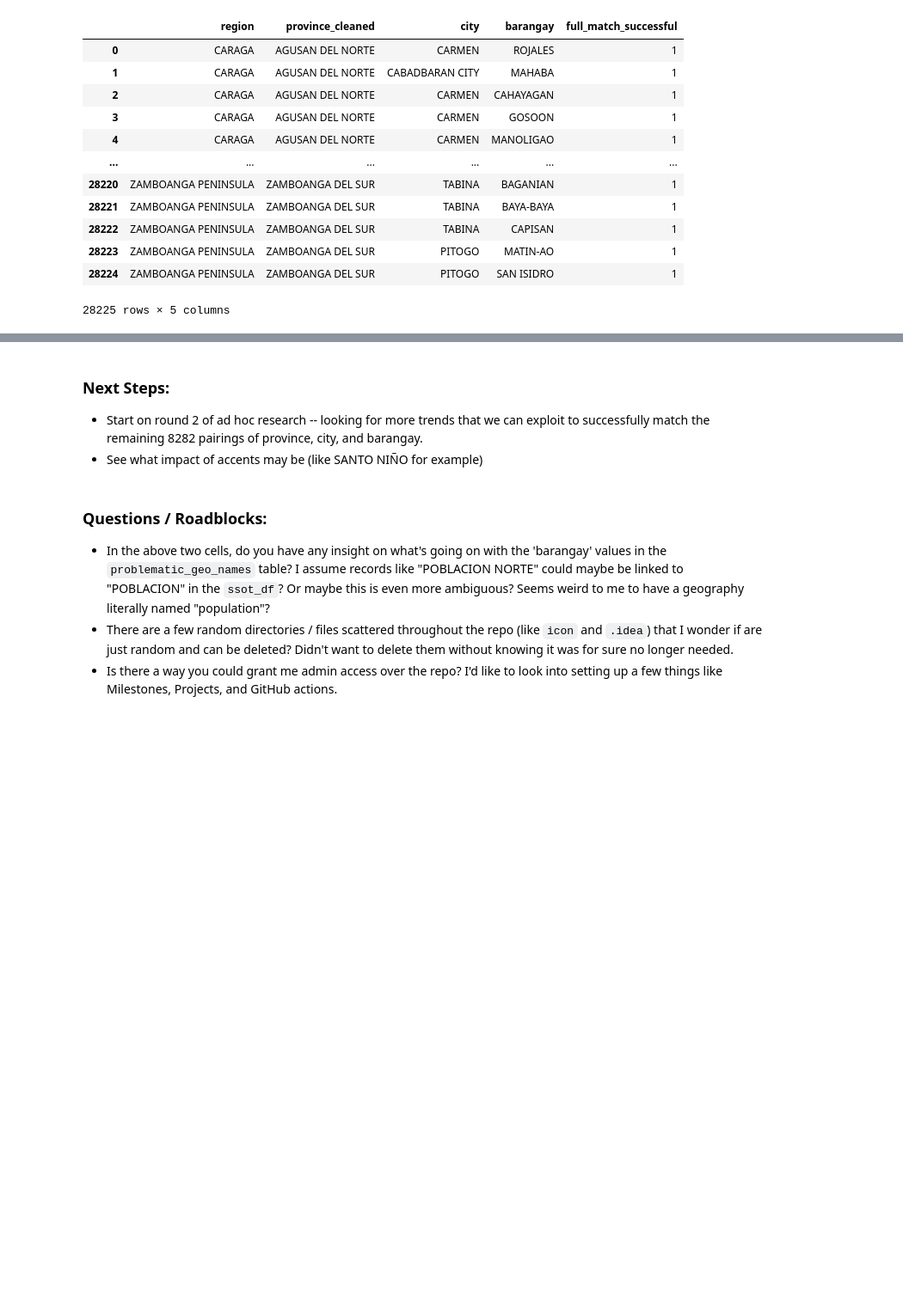
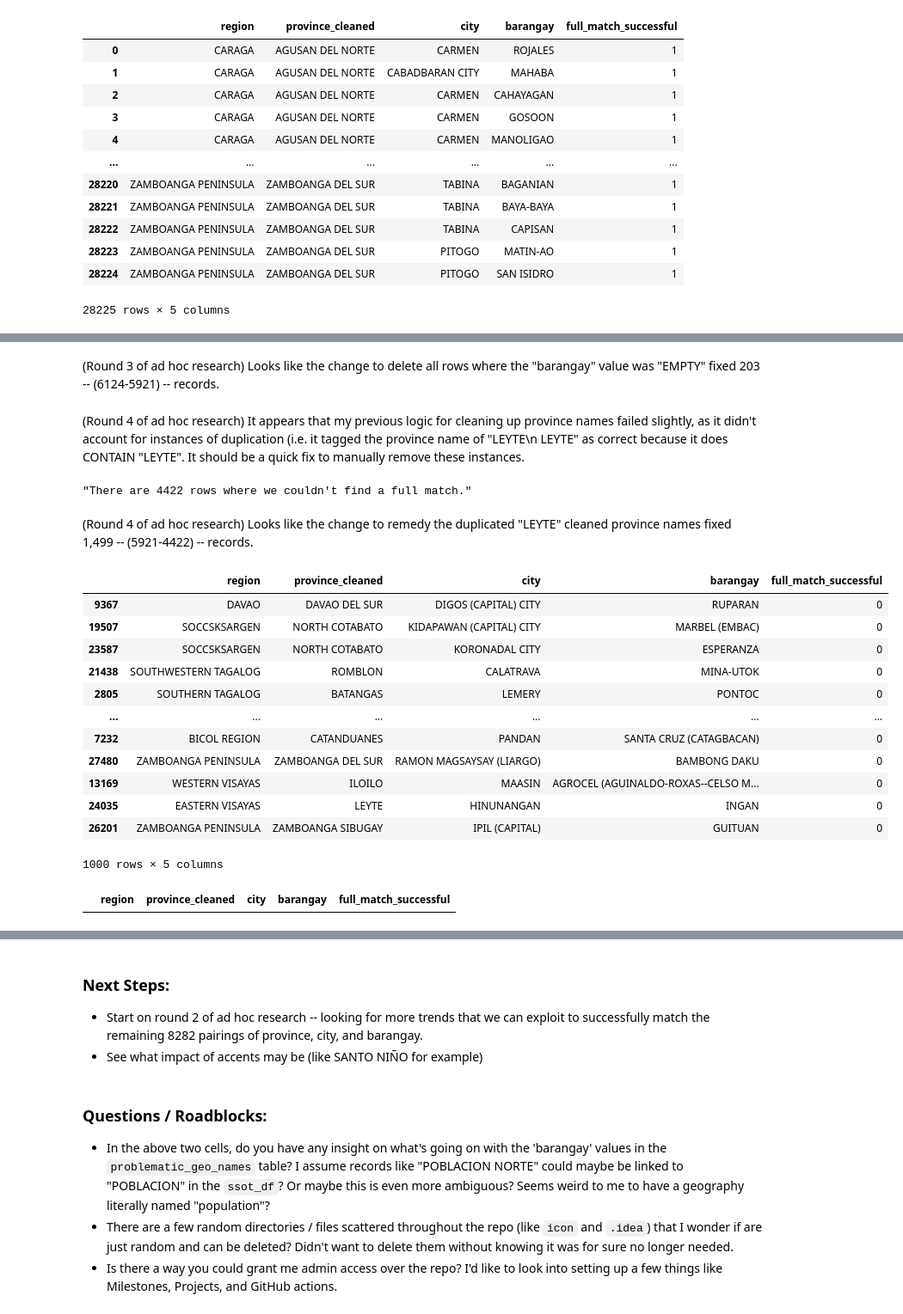
Before and after one commit to caremin-tech/ph-mapping, a Jupyter notebook: data_cleaning_workstream/data_cleaning_workbook.ipynb, the cells around one changed output, grey strips where cells are left out. Shown: that part at 86% size. Cells and saved outputs as stored; diff of their text form; code cells hidden in the pictures; blank space fills up the shorter version.

```diff
--- a/data_cleaning_workstream/data_cleaning_workbook.ipynb
+++ b/data_cleaning_workstream/data_cleaning_workbook.ipynb
@@ -299,6 +300,10 @@ def create_province_cleaned_col(row):
             return "MAGUINDANAO"
         else:
             return "NORTH COTABATO"
+    elif "SAMAR(WESTERN SAMAR)" in row["province"].upper():
+        return "SAMAR"
+    elif "CITY OF ISABELA (CAPITAL)" in row["province"].upper():
+        return "BASILAN"
     else:
         return (
             province_mapping_df.loc[
@@ -613,6 +535,8 @@ def remove_poblacion_from_baranguy(row):
 
     if "(POB.)" in row["barangay"]:
         return row["barangay"].replace('(POB.)', '').strip()
+    elif "POB." in row["barangay"]:
+        return row["barangay"].replace('POB.', '').strip()
     else:
         return row["barangay"]
 
@@ -670 +613,4 @@ just_geo_names_df.head()
+# %%
+# removing any rows from `just_geo_names_df` if the barangay name is 'EMPTY'
+just_geo_names_df = just_geo_names_df[just_geo_names_df['barangay'] != 'EMPTY']
 # %%
@@ -677,0 +644,4 @@ f"There are {len(problematic_geo_names)} rows where we couldn't find a full matc
+# %% [markdown]
+(Round 3 of ad hoc research) Looks like the change to delete all rows where the "barangay" value was "EMPTY" fixed 203 -- (6124-5921) -- records.
+# %% [markdown]
+(Round 4 of ad hoc research) It appears that my previous logic for cleaning up province names failed slightly, as it didn't account for instances of duplication (i.e. it tagged the province name of "LEYTE\n LEYTE" as correct because it does CONTAIN "LEYTE". It should be a quick fix to manually remove these instances.
@@ -677,0 +653,55 @@ f"There are {len(problematic_geo_names)} rows where we couldn't find a full matc
+# %%
+# standard code used to re-check how many un-matched records remain...
+# using another merge back on the ssot_df to see how much that fix helped our match rate
+just_geo_names_df = pd.merge(
+    just_geo_names_df,
+    ssot_df,
+    how="left",
+    left_on=["province_cleaned", "city", "barangay"],
+    right_on=["province", "city", "barangay"],
+)
+
+# adding the variable for successful flagging
+just_geo_names_df = just_geo_names_df.assign(
+    full_match_successful=just_geo_names_df.apply(flag_successful_full_matches, axis=1)
+)
+
+# removing unneeded columns
+just_geo_names_df = just_geo_names_df.loc[
+    :, ["region", "province_cleaned", "city", "barangay", "full_match_successful"]
+]
+
+# checking number of yet-to-be-matched geo names
+problematic_geo_names = just_geo_names_df.loc[
+    just_geo_names_df["full_match_successful"] == 0, :
+]
+f"There are {len(problematic_geo_names)} rows where we couldn't find a full match."
+# %% [output]
+"There are 4422 rows where we couldn't find a full match."
+# %% [markdown]
+(Round 4 of ad hoc research) Looks like the change to remedy the duplicated "LEYTE" cleaned province names fixed 1,499 -- (5921-4422) -- records.
+# %%
+problematic_geo_names.sample(1000)
+# %% [output]
+|  | region | province_cleaned | city | barangay | full_match_successful |
+| 9367 | DAVAO | DAVAO DEL SUR | DIGOS (CAPITAL) CITY | RUPARAN | 0 |
+| 19507 | SOCCSKSARGEN | NORTH COTABATO | KIDAPAWAN (CAPITAL) CITY | MARBEL (EMBAC) | 0 |
+| 23587 | SOCCSKSARGEN | NORTH COTABATO | KORONADAL CITY | ESPERANZA | 0 |
+| 21438 | SOUTHWESTERN TAGALOG | ROMBLON | CALATRAVA | MINA-UTOK | 0 |
+| 2805 | SOUTHERN TAGALOG | BATANGAS | LEMERY | PONTOC | 0 |
+| ... | ... | ... | ... | ... | ... |
+| 7232 | BICOL REGION | CATANDUANES | PANDAN | SANTA CRUZ (CATAGBACAN) | 0 |
+| 27480 | ZAMBOANGA PENINSULA | ZAMBOANGA DEL SUR | RAMON MAGSAYSAY (LIARGO) | BAMBONG DAKU | 0 |
+| 13169 | WESTERN VISAYAS | ILOILO | MAASIN | AGROCEL (AGUINALDO-ROXAS--CELSO M... | 0 |
+| 24035 | EASTERN VISAYAS | LEYTE | HINUNANGAN | INGAN | 0 |
+| 26201 | ZAMBOANGA PENINSULA | ZAMBOANGA SIBUGAY | IPIL (CAPITAL) | GUITUAN | 0 |
+1000 rows × 5 columns
+# %%
+problematic_geo_names.loc[
+    (problematic_geo_names["province_cleaned"] == "SERIES([], )")
+#     & (problematic_geo_names["city"] == "DAPITAN CITY")
+#     & (problematic_geo_names["barangay"] == "EMPTY"),
+    ,:
+]
+# %% [output]
+|  | region | province_cleaned | city | barangay | full_match_successful |
```
Also changed, not shown: parts of 18 cells of this notebook, 1 other file.
